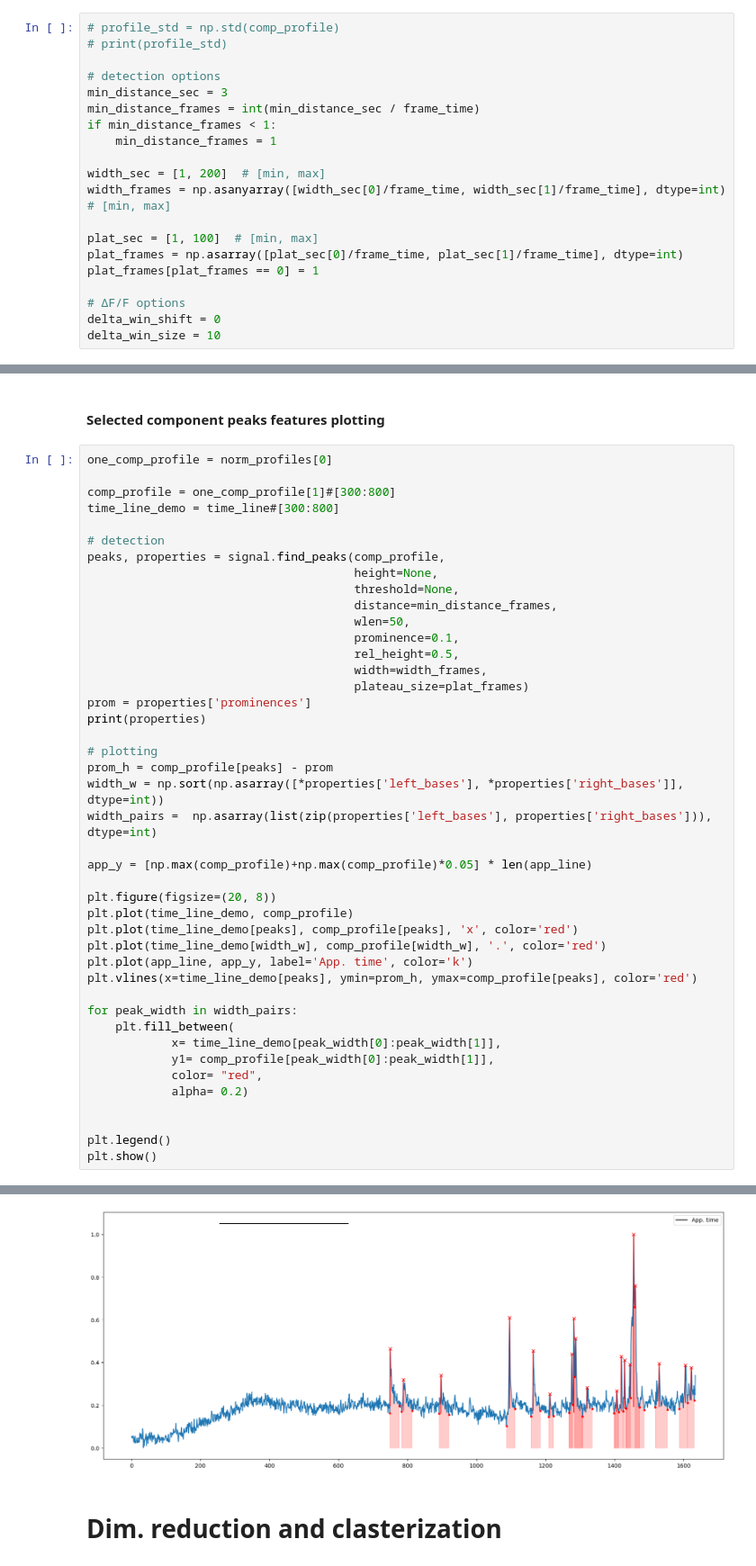
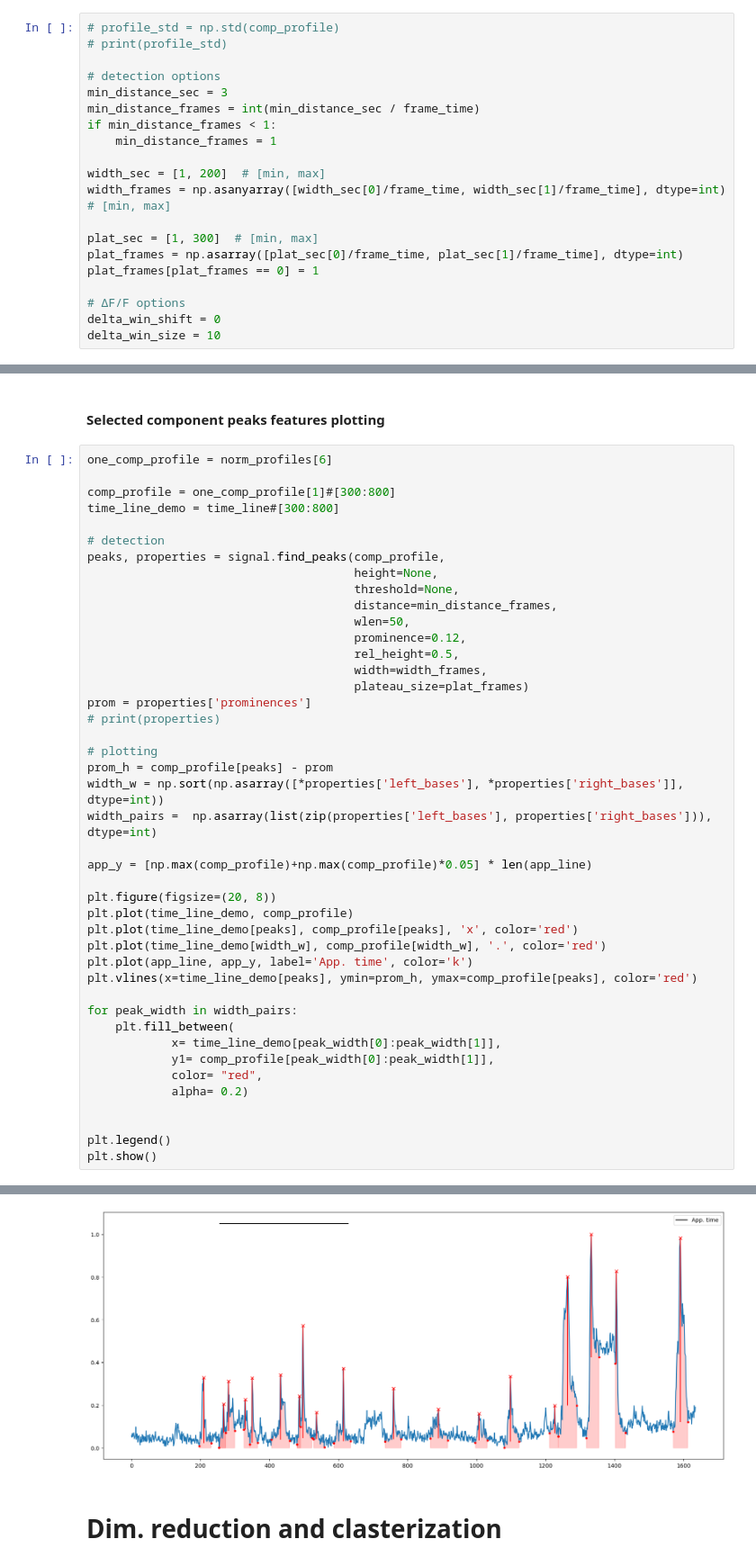
Before and after one commit to wisstock/microca, a Jupyter notebook: demo_stat.ipynb, the cells around one changed output, grey strips where cells are left out. Shown at 90% size. Saved outputs shown, nothing was run; the diff lists cells and outputs as text.

```diff
--- a/demo_stat.ipynb
+++ b/demo_stat.ipynb
@@ -121,7 +122,7 @@ if min_distance_frames < 1:
 width_sec = [1, 200]  # [min, max]
 width_frames = np.asanyarray([width_sec[0]/frame_time, width_sec[1]/frame_time], dtype=int)  # [min, max]
 
-plat_sec = [1, 100]  # [min, max]
+plat_sec = [1, 300]  # [min, max]
 plat_frames = np.asarray([plat_sec[0]/frame_time, plat_sec[1]/frame_time], dtype=int)
 plat_frames[plat_frames == 0] = 1
 
@@ -262,7 +257,7 @@ array([1., 2., 3.])
 # %% [markdown]
 #### Selected component peaks features plotting
 # %%
-one_comp_profile = norm_profiles[0]
+one_comp_profile = norm_profiles[6]
 
 comp_profile = one_comp_profile[1]#[300:800]
 time_line_demo = time_line#[300:800]
@@ -273,12 +268,12 @@ peaks, properties = signal.find_peaks(comp_profile,
                                       threshold=None,
                                       distance=min_distance_frames,
                                       wlen=50,
-                                      prominence=0.1,
+                                      prominence=0.12,
                                       rel_height=0.5,
                                       width=width_frames,
                                       plateau_size=plat_frames)
 prom = properties['prominences']
-print(properties)
+# print(properties)
 
 # plotting
 prom_h = comp_profile[peaks] - prom
@@ -325,4 +303,4 @@ plt.show()
-[figure, old version]
+[figure, new version]
 # %% [markdown]
 # Dim. reduction and clasterization
 # %% [markdown]
```
Also changed, not shown: parts of 5 cells of this notebook, 1 other file.
